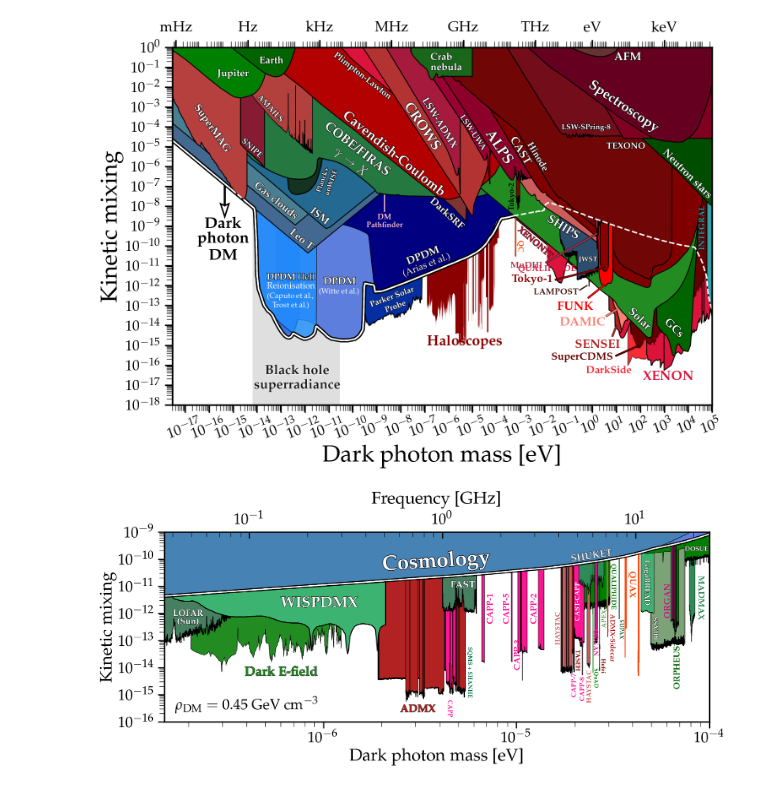
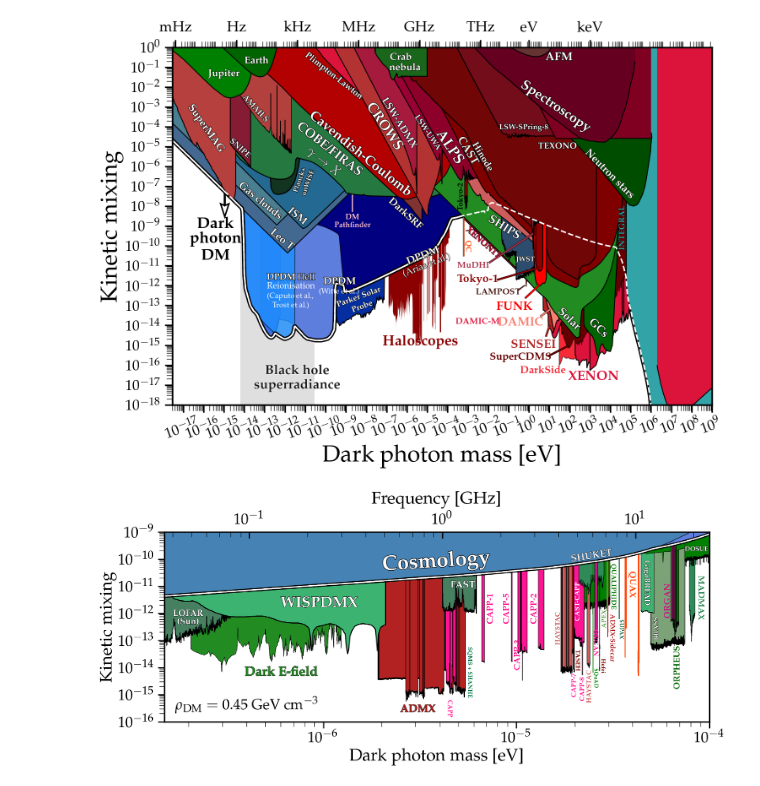
Before and after one commit to FaroutYLq/AutoAxionLimits, a Jupyter notebook: DarkPhoton.ipynb, the cells around one changed output. Drawn from its saved outputs; the diff is of its cells as text; code cells hidden in the pictures.

Commit message:
Add DAMIC_M_2025 DarkPhoton limit
Source: arXiv:2608.26467
Extraction confidence: 0.55
Data points: 40
Auto-generated by AutoAxionLimits daily pipeline

```diff
--- a/DarkPhoton.ipynb
+++ b/DarkPhoton.ipynb
@@ -3,7 +3,7 @@ from PlotFuncs import *
 %matplotlib inline
 
 
-fig,ax = DarkPhoton.FigSetup()
+fig,ax = DarkPhoton.FigSetup(m_max=1e9)
 
 # DPDM
 DarkPhoton.DarkMatter(ax)
@@ -61,34 +61,35 @@ DarkPhoton.Planck_unWISE(ax)
 DarkPhoton.Jupiter(ax)
 DarkPhoton.Earth(ax)
 DarkPhoton.Crab(ax)
 DarkPhoton.ISM(ax)
 DarkPhoton.LeoT(ax)
 DarkPhoton.GasClouds(ax)
 DarkPhoton.NeutronStarCooling(ax)
 DarkPhoton.JWST(ax)
 DarkPhoton.ParkerSolarProbe(ax)
 DarkPhoton.INTEGRAL(ax)
 
 # BHSR
 plt.fill_between([6.5e-15,2.9e-11],[1e-18,1e-18],y2=1,color='gray',edgecolor='none',zorder=-100,alpha=0.25)
 plt.gcf().text(0.304,0.176,r'{\bf Black hole}',fontsize=23,ha='center',rotation=0,color='k',alpha=0.8,path_effects=line_background(2,'w'))
 plt.gcf().text(0.304,0.145,r'{\bf superradiance}',fontsize=23,ha='center',rotation=0,color='k',alpha=0.8,path_effects=line_background(2,'w'))
 
 # Final label
 plt.arrow(0.2, 0.58, 0, -0.065, transform=fig.transFigure,figure=fig,
   length_includes_head=True,lw=2.5,
   head_width=0.012, head_length=0.028, overhang=0.13,
   edgecolor='k',facecolor='w',clip_on=False,zorder=-1)
 
 plt.text(4e-16,0.8e-9,r'{\bf Dark}',fontsize=27,ha='center')
 plt.text(4e-16,0.15e-9,r'{\bf photon}',fontsize=27,ha='center')
 plt.text(4e-16,0.02e-9,r'{\bf DM}',fontsize=27,ha='center')
 
 plt.text(5e-6,1e-15,r'{\bf Haloscopes}',color='darkred',fontsize=25,ha='center');
 
+DarkPhoton.DAMIC_M_2025(ax)
 MySaveFig(fig,'DarkPhoton')
 # %% [output]
-[figure, old version]
+[figure, new version]
 # %%
 m_min = 1.5e-7
 m_max = 1e-4
```
Also changed, not shown: 15 other files.
